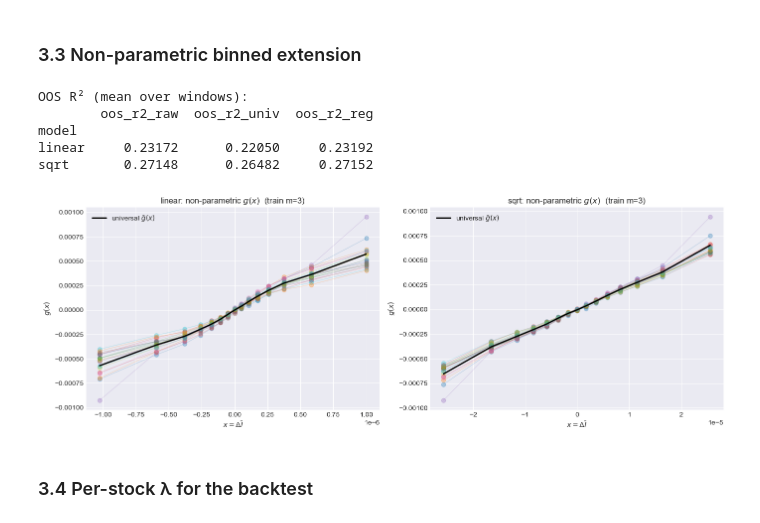
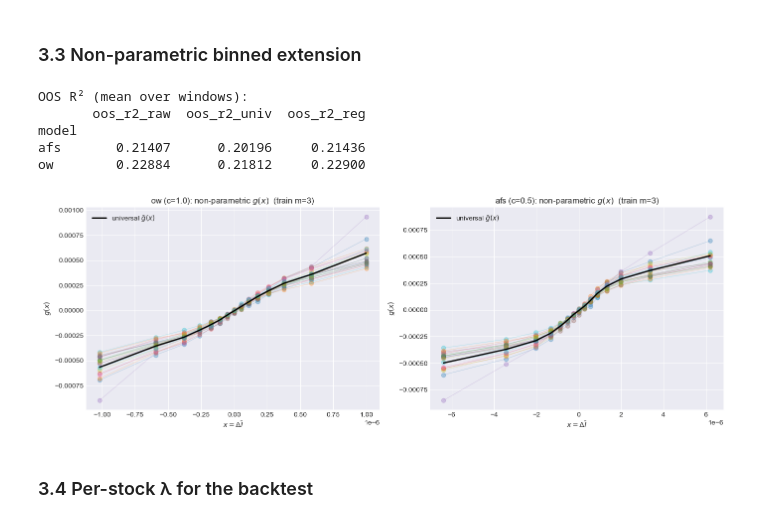
Before and after one commit to christopher-dybdahl/price_impact_optimal_execution, a Jupyter notebook: final_pipeline.ipynb, the cells around one changed output. Saved outputs shown, nothing was run; the diff lists cells and outputs as text; code cells hidden in the pictures.

```diff
--- a/final_pipeline.ipynb
+++ b/final_pipeline.ipynb
@@ -234,31 +236,33 @@ plt.show()
 # %% [markdown]
 ### 3.2 Parametric rolling baseline — both carry modes
 # %%
-# Recompute impact panels at H* and fit on **both** carry modes so we can
+# Recompute canonical impact panels at H* and fit on **both** carry modes so we can
 # compare daily-reset vs multi-day Ī.
 impact_panels_star = {
-    mt: pi.compute_impact_states(data, daily_stats, H_star, model_type=mt)
-    for mt in MODEL_TYPES
+    name: pi.compute_impact_states_concave(
+        data, daily_stats, half_life_minutes=H_star, c=c_val
+    )
+    for name, c_val in MODELS.items()
 }
 
 baseline_results = {}
-for mt in MODEL_TYPES:
+for name in MODELS:
     for carry in ("daily", "multi"):
         feats = pi.build_regression_features(
-            impact_panels_star[mt], data, tau_bins=TAU_BINS, carry=carry
+            impact_panels_star[name], data, tau_bins=TAU_BINS, carry=carry
         )
         stats = pi.daily_sufficient_stats(feats)
-        baseline_results[(mt, carry)] = pi.rolling_baseline(
+        baseline_results[(name, carry)] = pi.rolling_baseline(
             stats, n_windows=10, offset=2
         )
 
 summary_rows = []
-for (mt, carry), df in baseline_results.items():
+for (name, carry), df in baseline_results.items():
     mean_lam = df["lambda"].mean()
     sd_lam = df["lambda"].std()
     summary_rows.append(
         {
-            "model": mt,
+            "model": name,
             "carry": carry,
             "mean_lambda": mean_lam,
             "sd_lambda": sd_lam,
@@ -280,21 +284,21 @@ pd.DataFrame(summary_rows).round(5)
 # %%
 # Per-stock binned g(x) shrunk toward a universal curve; γ tuned on the
 # month immediately after the training month, OOS scored on m + 2.
-feats_lin = pi.build_regression_features(
-    impact_panels_star["linear"], data, tau_bins=TAU_BINS, carry="daily"
+feats_ow = pi.build_regression_features(
+    impact_panels_star["ow"], data, tau_bins=TAU_BINS, carry="daily"
 )
-feats_sq = pi.build_regression_features(
-    impact_panels_star["sqrt"], data, tau_bins=TAU_BINS, carry="daily"
+feats_afs = pi.build_regression_features(
+    impact_panels_star["afs"], data, tau_bins=TAU_BINS, carry="daily"
 )
 
-np_lin, fits_lin = pi.rolling_nonparametric(feats_lin, n_bins=15, n_windows=10)
-np_sq, fits_sq = pi.rolling_nonparametric(feats_sq, n_bins=15, n_windows=10)
+np_ow, fits_ow = pi.rolling_nonparametric(feats_ow, n_bins=15, n_windows=10)
+np_afs, fits_afs = pi.rolling_nonparametric(feats_afs, n_bins=15, n_windows=10)
 
 comparison = (
     pd.concat(
         [
-            np_lin.assign(model="linear"),
-            np_sq.assign(model="sqrt"),
+            np_ow.assign(model="ow"),
+            np_afs.assign(model="afs"),
         ]
     )
     .groupby("model")[["oos_r2_raw", "oos_r2_univ", "oos_r2_reg"]]
@@ -304,39 +308,40 @@ print("OOS R² (mean over windows):")
 print(comparison.round(5))
 # %% [output]
 OOS R² (mean over windows):
-        oos_r2_raw  oos_r2_univ  oos_r2_reg
+       oos_r2_raw  oos_r2_univ  oos_r2_reg
 model
-linear     0.23172      0.22050     0.23192
-sqrt       0.27148      0.26482     0.27152
+afs       0.21407      0.20196     0.21436
+ow        0.22884      0.21812     0.22900
 # %%
-# Estimated impact curves for one window (train month = 3).
+# Estimated canonical g(x) curves for one window (train month = 3).
 fig, axes = plt.subplots(1, 2, figsize=(14, 5))
-for ax, mt, fits in zip(axes, MODEL_TYPES, [fits_lin, fits_sq]):
+for ax, name, fits in zip(axes, ["ow", "afs"], [fits_ow, fits_afs]):
     if 3 not in fits:
-        ax.set_title(f"{mt}: no fit for month 3")
+        ax.set_title(f"{name}: no fit for month 3")
         continue
     f = fits[3]
     edges = f.bin_edges
     centers = 0.5 * (edges[:-1] + edges[1:])
     centers[0] = edges[1] - (edges[2] - edges[1])
     centers[-1] = edges[-2] + (edges[-2] - edges[-3])
     for stock, g in f.reg_best.groupby("stock"):
         ax.plot(centers[g["bin"]], g["g_reg"], "o-", lw=0.6, alpha=0.3)
     ax.plot(
         centers,
         f.g_bar.reindex(range(len(centers))).values,
         "k-",
         lw=2,
         label="universal $\\bar g(x)$",
     )
     ax.set_xlabel(r"$x = \Delta \bar I$")
     ax.set_ylabel(r"$g(x)$")
-    ax.set_title(f"{mt}: non-parametric $g(x)$  (train m=3)")
+    label_c = MODELS[name]
+    ax.set_title(f"{name} (c={label_c}): non-parametric $g(x)$  (train m=3)")
     ax.legend()
 plt.tight_layout()
 plt.show()
 # %% [output]
-[figure, old version]
+[figure, new version]
 # %% [markdown]
 ### 3.4 Per-stock λ for the backtest
 # %%
```
Also changed, not shown: parts of 16 cells of this notebook, 3 other files.
